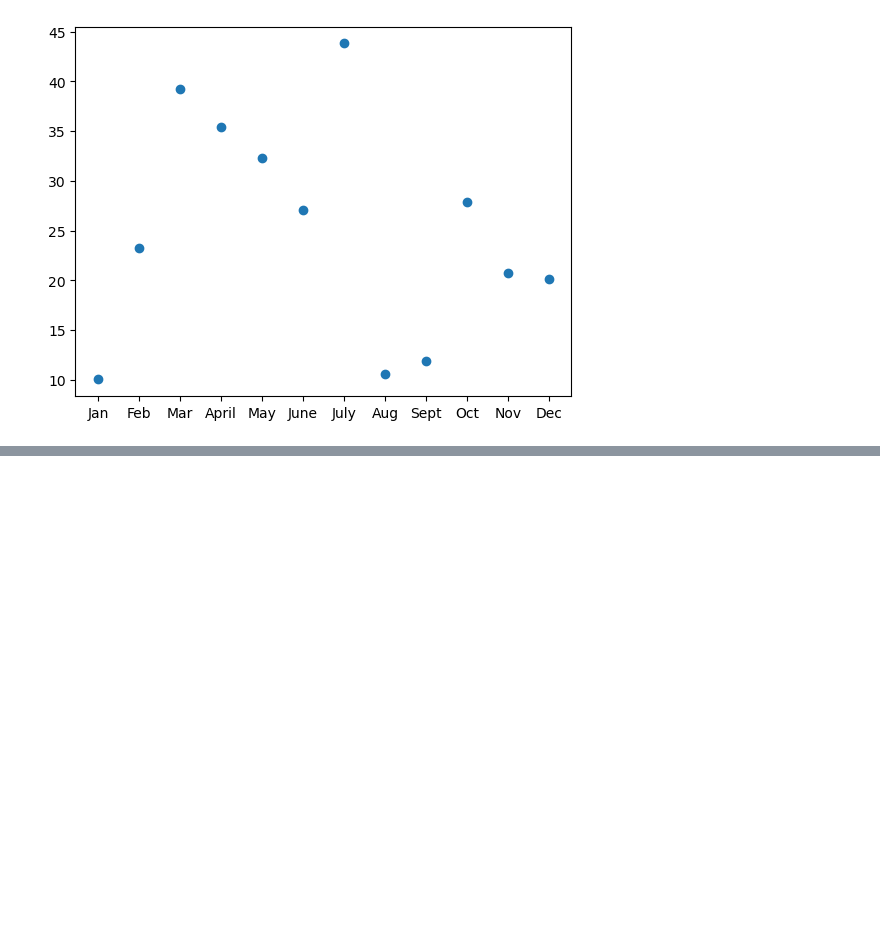
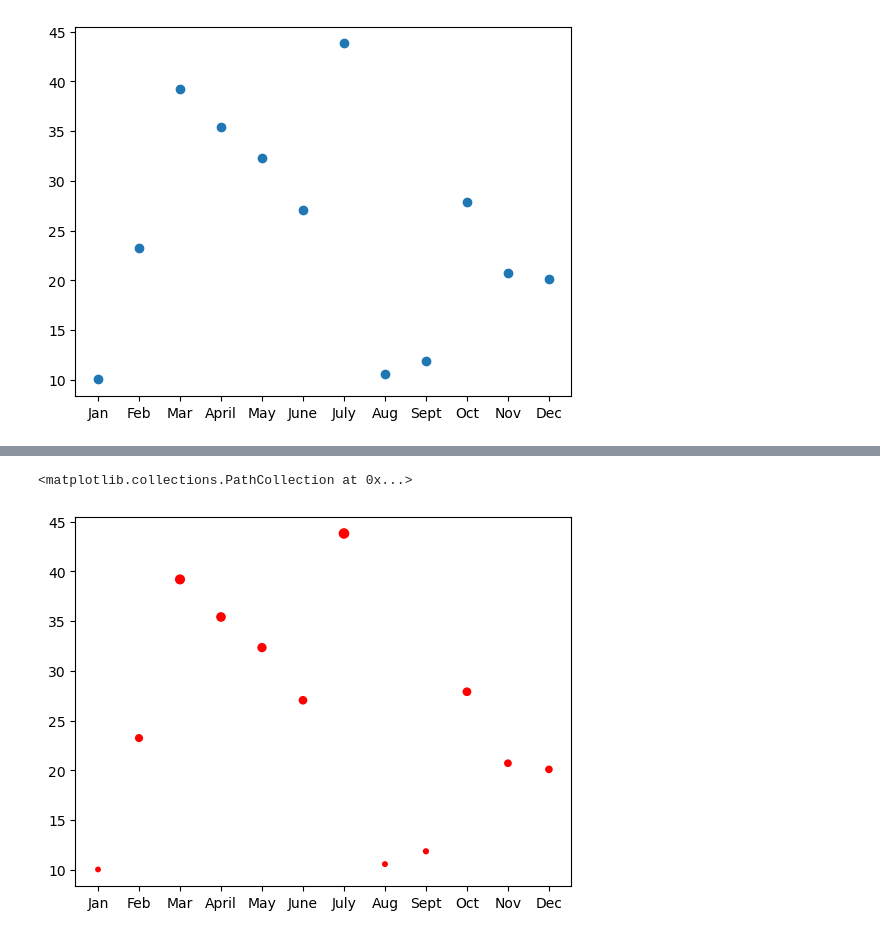
Before and after one commit to Levreka/PyBer_Analysis, a Jupyter notebook: matplotlib_practice.ipynb, the cells around one changed output, grey strips where cells are left out. Saved outputs shown, nothing was run; the diff lists cells and outputs as text; code cells hidden in the pictures; blank space fills up the shorter version.

```diff
--- a/matplotlib_practice.ipynb
+++ b/matplotlib_practice.ipynb
@@ -225,5 +229,16 @@ plt.scatter(x_axis, y_axis)
 # %%
-plt.scatter(x_axis, y_axis, s=y_axis)
+# plt scatter but with format to change things
+# # first line of code you can use color or c but size you have to use 's'
+plt.scatter(x_axis, y_axis, color='red', s=y_axis,)
+# # produce a label on the x axis
+# plt.xlabel('')
+# # produce a label on the y axis
+# plt.ylabel()
+# # produce a title for the graph
+# plt.title("scatter plot")
+# %% [output]
+<matplotlib.collections.PathCollection at 0x...>
+[figure, added]
 # %%
 y_axis_larger = []
 for data in y_axis:
```
Also changed, not shown: parts of 11 cells of this notebook.
